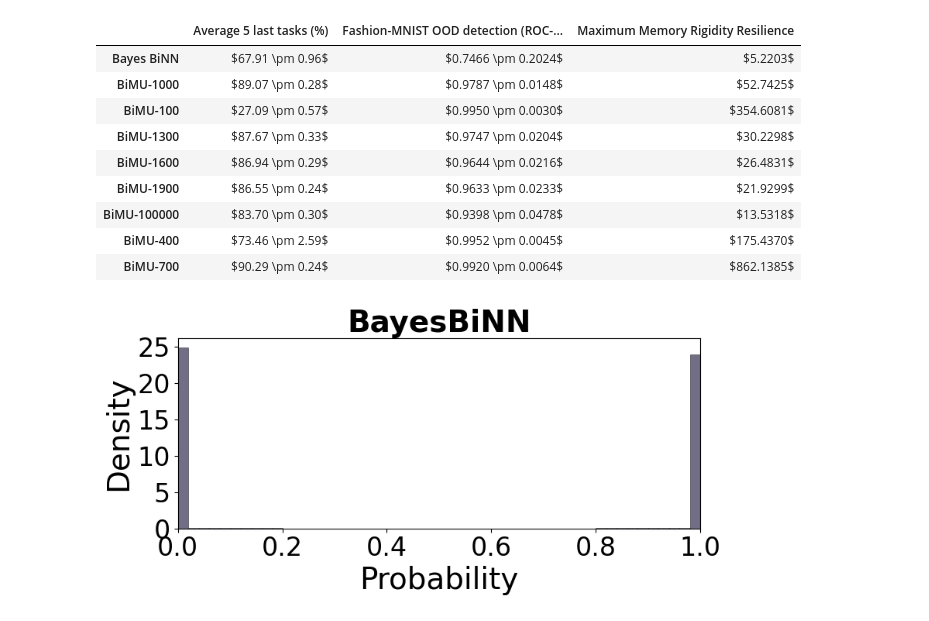
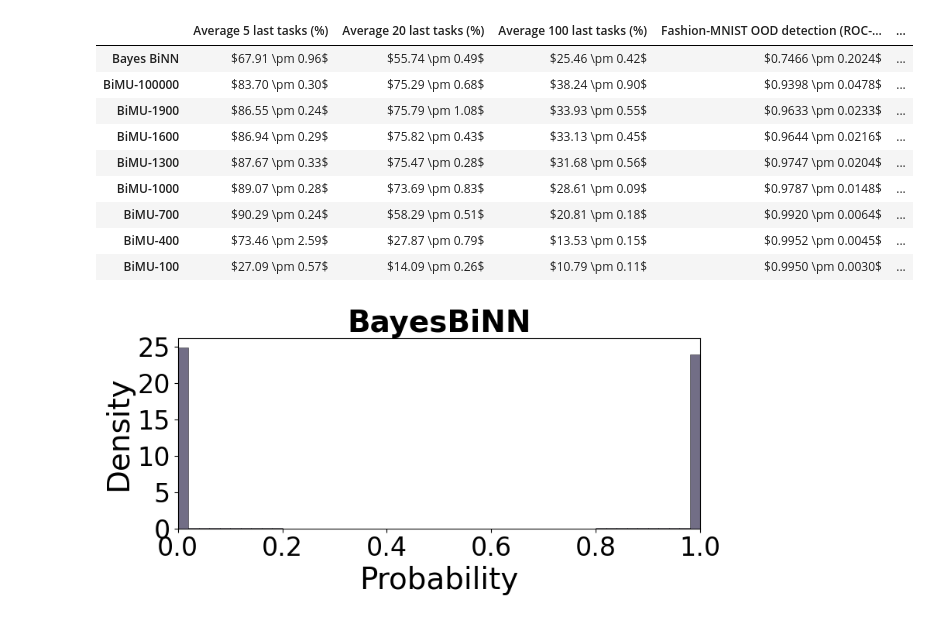
Before and after one commit to kellian-cottart/active-continual-learning-bayesianbinn, a Jupyter notebook: appendix-permuted-N.ipynb, the cells around one changed output. Drawn from its saved outputs; the diff is of its cells as text; code cells hidden in the pictures.

```diff
--- a/appendix-permuted-N.ipynb
+++ b/appendix-permuted-N.ipynb
@@ -130,43 +130,55 @@ for _, row in df.iterrows():
     roc_aucs = row["roc_aucs"]
     auc_mean = roc_aucs[-1].mean()
     auc_std = roc_aucs[-1].std()
 
     last_acc = row["last_accuracies"].mean(0)[-1] / 100
     first_acc = row["first_accuracies"].mean(0)[0] / 100
     memory_rigidity = 1.0 / jnp.abs(last_acc - first_acc)
 
+    last_20_accuracies = row["last_accuracies"][:, -20:]
+    acc_per_run_20 = jnp.mean(last_20_accuracies, axis=-1)
+    acc_mean_20 = acc_per_run_20.mean()
+    acc_std_20 = acc_per_run_20.std()
+
+    last_100_accuracies = row["last_accuracies"][:, -100:]
+    acc_per_run_100 = jnp.mean(last_100_accuracies, axis=-1)
+    acc_mean_100 = acc_per_run_100.mean()
+    acc_std_100 = acc_per_run_100.std()
+
     rows[key] = {
         "Average 5 last tasks (%)": f"${acc_mean:.2f} \\pm {acc_std:.2f}$",
+        "Average 20 last tasks (%)": f"${acc_mean_20:.2f} \\pm {acc_std_20:.2f}$",
+        "Average 100 last tasks (%)": f"${acc_mean_100:.2f} \\pm {acc_std_100:.2f}$",
         "Fashion-MNIST OOD detection (ROC-AUC)": f"${auc_mean:.4f} \\pm {auc_std:.4f}$",
         "Maximum Memory Rigidity Resilience": f"${memory_rigidity:.4f}$",
     }
 
 
 combined_table = pd.DataFrame.from_dict(rows, orient="index")
 combined_table.index = (
     combined_table.index
     .str.replace("bayesbinn", "Bayes BiNN")
     .str.replace("bimu", "BiMU")
     .str.replace("mesu", "MESU")
     .str.replace("adamw", "Adam")
     .str.replace("adam", "STE")
     .str.replace("sgd-ewc", "EWC Online")
     .str.replace("sgd-si", "Synaptic Intelligence")
     .str.replace("sgd", "SGD")
     .str.replace("synapticmetaplasticity", "Synaptic Metaplasticity")
 )
 combined_table
 # %% [output]
-|  | Average 5 last tasks (%) | Fashion-MNIST OOD detection (ROC-... | Maximum Memory Rigidity Resilience |
-| Bayes BiNN | $67.91 \pm 0.96$ | $0.7466 \pm 0.2024$ | $5.2203$ |
-| BiMU-1000 | $89.07 \pm 0.28$ | $0.9787 \pm 0.0148$ | $52.7425$ |
-| BiMU-100 | $27.09 \pm 0.57$ | $0.9950 \pm 0.0030$ | $354.6081$ |
-| BiMU-1300 | $87.67 \pm 0.33$ | $0.9747 \pm 0.0204$ | $30.2298$ |
-| BiMU-1600 | $86.94 \pm 0.29$ | $0.9644 \pm 0.0216$ | $26.4831$ |
-| BiMU-1900 | $86.55 \pm 0.24$ | $0.9633 \pm 0.0233$ | $21.9299$ |
-| BiMU-100000 | $83.70 \pm 0.30$ | $0.9398 \pm 0.0478$ | $13.5318$ |
-| BiMU-400 | $73.46 \pm 2.59$ | $0.9952 \pm 0.0045$ | $175.4370$ |
-| BiMU-700 | $90.29 \pm 0.24$ | $0.9920 \pm 0.0064$ | $862.1385$ |
+|  | Average 5 last tasks (%) | Average 20 last tasks (%) | Average 100 last tasks (%) | Fashion-MNIST OOD detection (ROC-... | ... |
+| Bayes BiNN | $67.91 \pm 0.96$ | $55.74 \pm 0.49$ | $25.46 \pm 0.42$ | $0.7466 \pm 0.2024$ | ... |
+| BiMU-100000 | $83.70 \pm 0.30$ | $75.29 \pm 0.68$ | $38.24 \pm 0.90$ | $0.9398 \pm 0.0478$ | ... |
+| BiMU-1900 | $86.55 \pm 0.24$ | $75.79 \pm 1.08$ | $33.93 \pm 0.55$ | $0.9633 \pm 0.0233$ | ... |
+| BiMU-1600 | $86.94 \pm 0.29$ | $75.82 \pm 0.43$ | $33.13 \pm 0.45$ | $0.9644 \pm 0.0216$ | ... |
+| BiMU-1300 | $87.67 \pm 0.33$ | $75.47 \pm 0.28$ | $31.68 \pm 0.56$ | $0.9747 \pm 0.0204$ | ... |
+| BiMU-1000 | $89.07 \pm 0.28$ | $73.69 \pm 0.83$ | $28.61 \pm 0.09$ | $0.9787 \pm 0.0148$ | ... |
+| BiMU-700 | $90.29 \pm 0.24$ | $58.29 \pm 0.51$ | $20.81 \pm 0.18$ | $0.9920 \pm 0.0064$ | ... |
+| BiMU-400 | $73.46 \pm 2.59$ | $27.87 \pm 0.79$ | $13.53 \pm 0.15$ | $0.9952 \pm 0.0045$ | ... |
+| BiMU-100 | $27.09 \pm 0.57$ | $14.09 \pm 0.26$ | $10.79 \pm 0.11$ | $0.9950 \pm 0.0030$ | ... |
 # %%
 # concat layer 0 and layer 1
 
```
Also changed, not shown: 19 other files.
